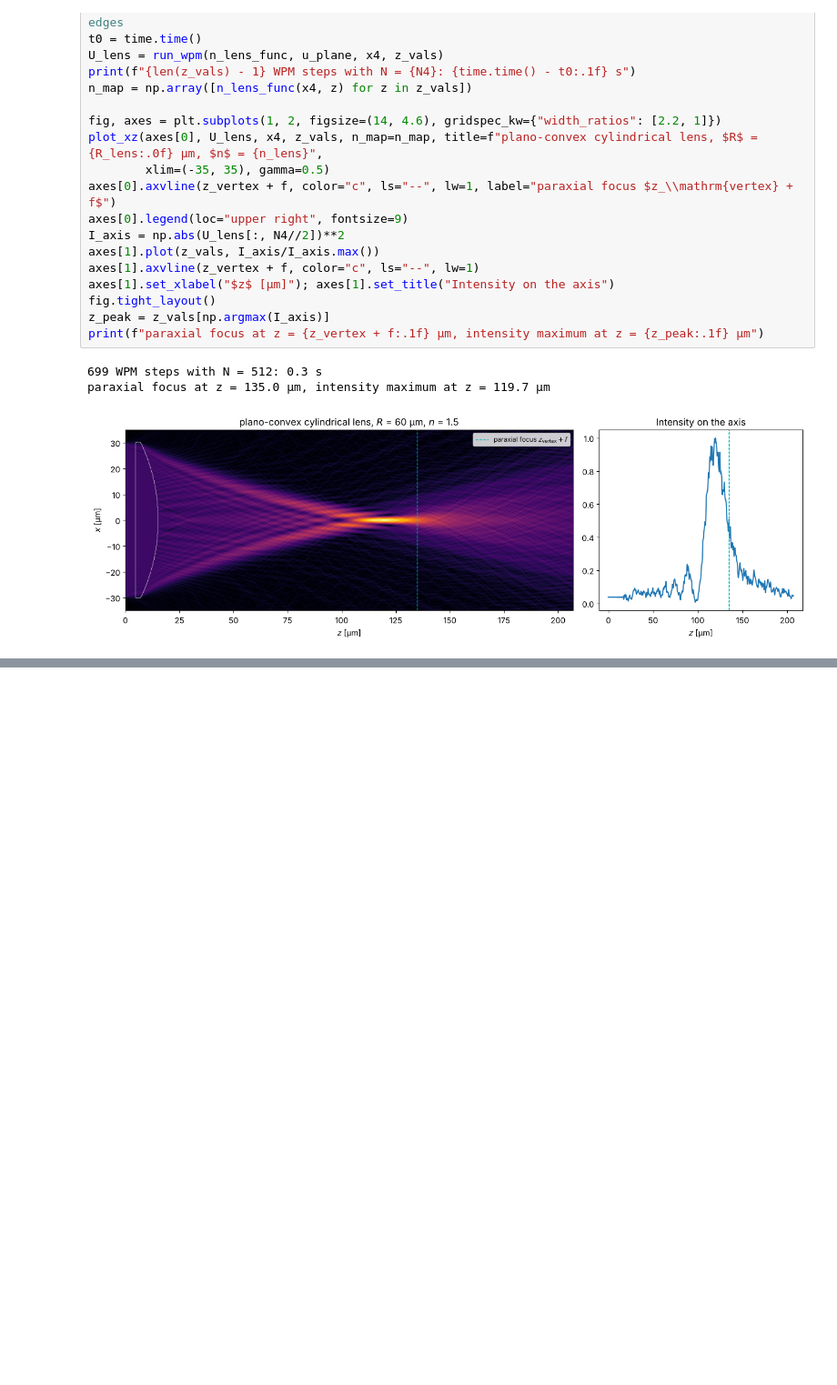
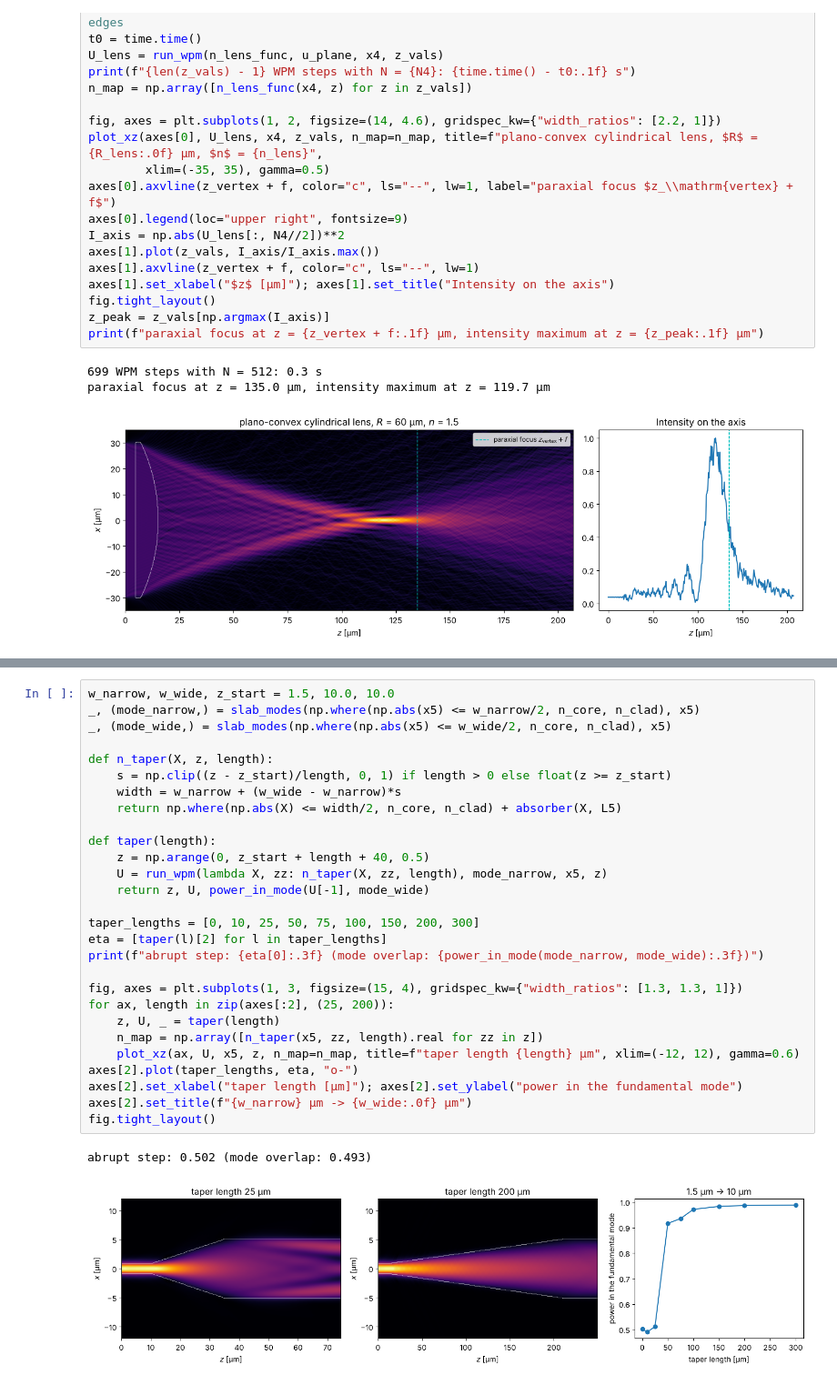
Before and after one commit to aeberspaecher/pyoptics, a Jupyter notebook: notebooks/08_WPM.ipynb, the cells around one changed output, grey strips where cells are left out. Shown at 91% size. Cells and saved outputs as stored; diff of their text form; blank space fills up the shorter version.

```diff
--- a/notebooks/08_WPM.ipynb
+++ b/notebooks/08_WPM.ipynb
@@ -233,0 +394,31 @@ paraxial focus at z = 135.0 µm, intensity maximum at z = 119.7 µm
+# %%
+w_narrow, w_wide, z_start = 1.5, 10.0, 10.0
+_, (mode_narrow,) = slab_modes(np.where(np.abs(x5) <= w_narrow/2, n_core, n_clad), x5)
+_, (mode_wide,) = slab_modes(np.where(np.abs(x5) <= w_wide/2, n_core, n_clad), x5)
+
+def n_taper(X, z, length):
+    s = np.clip((z - z_start)/length, 0, 1) if length > 0 else float(z >= z_start)
+    width = w_narrow + (w_wide - w_narrow)*s
+    return np.where(np.abs(X) <= width/2, n_core, n_clad) + absorber(X, L5)
+
+def taper(length):
+    z = np.arange(0, z_start + length + 40, 0.5)
+    U = run_wpm(lambda X, zz: n_taper(X, zz, length), mode_narrow, x5, z)
+    return z, U, power_in_mode(U[-1], mode_wide)
+
+taper_lengths = [0, 10, 25, 50, 75, 100, 150, 200, 300]
+eta = [taper(l)[2] for l in taper_lengths]
+print(f"abrupt step: {eta[0]:.3f} (mode overlap: {power_in_mode(mode_narrow, mode_wide):.3f})")
+
+fig, axes = plt.subplots(1, 3, figsize=(15, 4), gridspec_kw={"width_ratios": [1.3, 1.3, 1]})
+for ax, length in zip(axes[:2], (25, 200)):
+    z, U, _ = taper(length)
+    n_map = np.array([n_taper(x5, zz, length).real for zz in z])
+    plot_xz(ax, U, x5, z, n_map=n_map, title=f"taper length {length} µm", xlim=(-12, 12), gamma=0.6)
+axes[2].plot(taper_lengths, eta, "o-")
+axes[2].set_xlabel("taper length [µm]"); axes[2].set_ylabel("power in the fundamental mode")
+axes[2].set_title(f"{w_narrow} µm -> {w_wide:.0f} µm")
+fig.tight_layout()
+# %% [output]
+abrupt step: 0.502 (mode overlap: 0.493)
+[figure, added]
```
Also changed, not shown: parts of 16 cells of this notebook, 1 other file.
